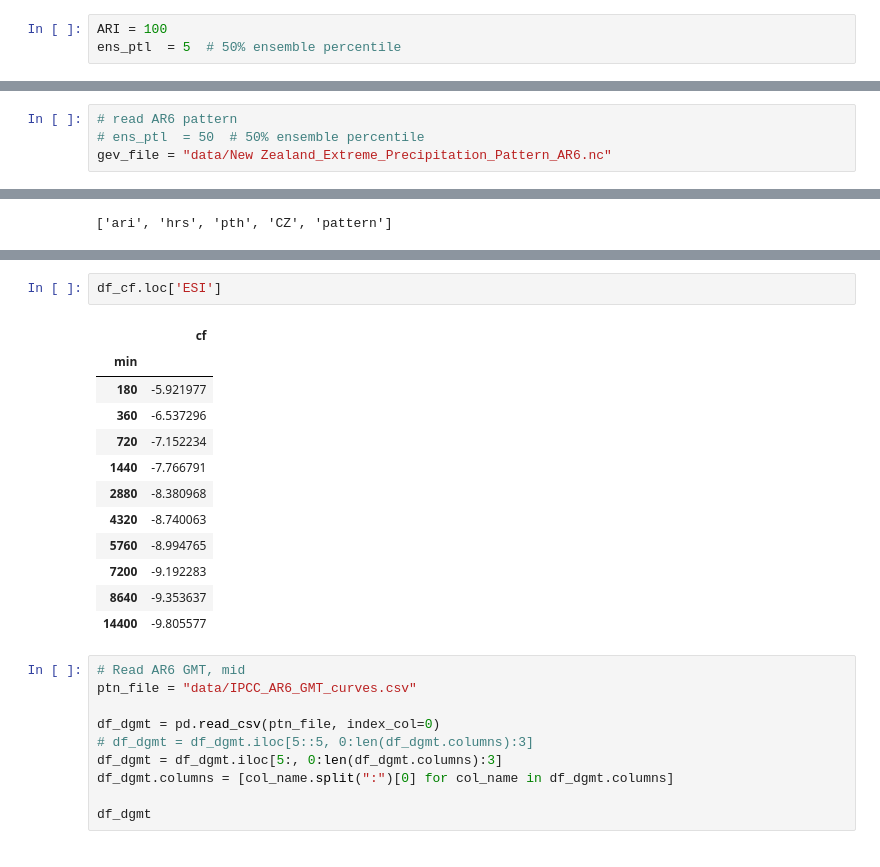
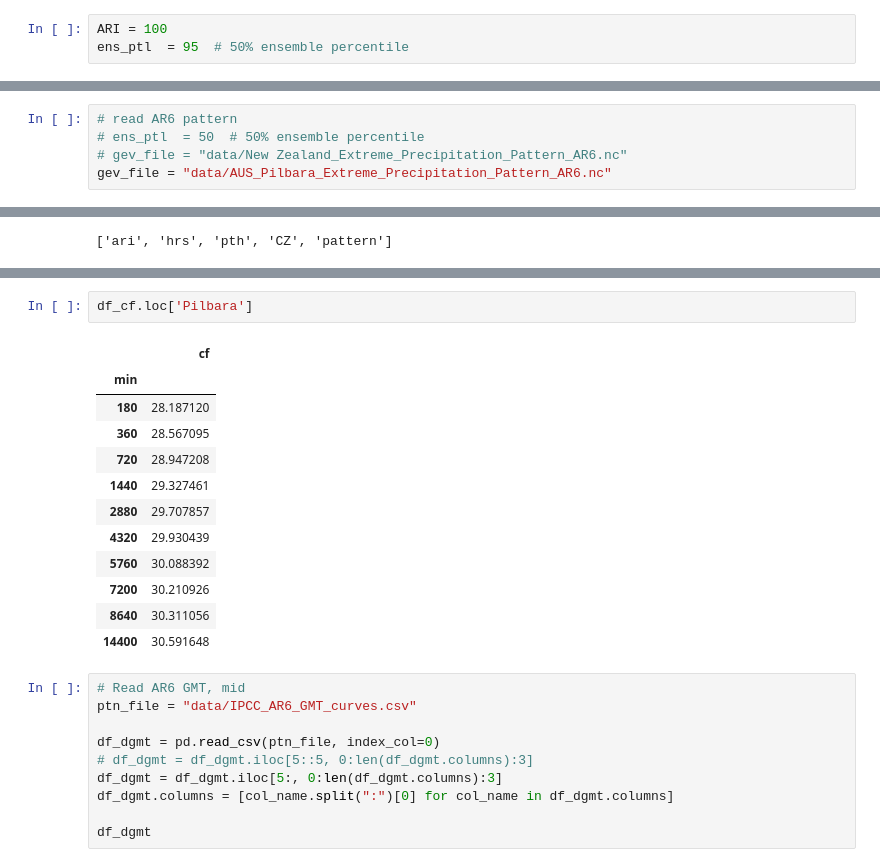
Before and after one commit to louiesun2016/rainfall_DDF, a Jupyter notebook: 03_Cal_future_regional_temporal_curve.ipynb, the cells around one changed output, grey strips where cells are left out. Drawn from its saved outputs; the diff is of its cells as text.

```diff
--- a/03_Cal_future_regional_temporal_curve.ipynb
+++ b/03_Cal_future_regional_temporal_curve.ipynb
@@ -12,6 +12,6 @@ from temporal_curve import temporal_curve_24hr
 from temporal_curve import future_ddfs
 # %%
 ARI = 100
-ens_ptl  = 5  # 50% ensemble percentile
+ens_ptl  = 95  # 50% ensemble percentile
 # %%
 # Get regional polygons
@@ -61,7 +60,8 @@ his_ddfs
 # %%
 # read AR6 pattern
 # ens_ptl  = 50  # 50% ensemble percentile
-gev_file = "data/New Zealand_Extreme_Precipitation_Pattern_AR6.nc"
+# gev_file = "data/New Zealand_Extreme_Precipitation_Pattern_AR6.nc"
+gev_file = "data/AUS_Pilbara_Extreme_Precipitation_Pattern_AR6.nc"
 # %%
 dataset = xr.open_dataset(gev_file)
 variable_names = list(dataset.variables)
@@ -132,18 +126,18 @@ df_cf
 # %%
-df_cf.loc['ESI']
+df_cf.loc['Pilbara']
 # %% [output]
 |  | cf |
 | min |  |
-| 180 | -5.921977 |
-| 360 | -6.537296 |
-| 720 | -7.152234 |
-| 1440 | -7.766791 |
-| 2880 | -8.380968 |
-| 4320 | -8.740063 |
-| 5760 | -8.994765 |
-| 7200 | -9.192283 |
-| 8640 | -9.353637 |
-| 14400 | -9.805577 |
+| 180 | 28.187120 |
+| 360 | 28.567095 |
+| 720 | 28.947208 |
+| 1440 | 29.327461 |
+| 2880 | 29.707857 |
+| 4320 | 29.930439 |
+| 5760 | 30.088392 |
+| 7200 | 30.210926 |
+| 8640 | 30.311056 |
+| 14400 | 30.591648 |
 # %%
 # Read AR6 GMT, mid
 ptn_file = "data/IPCC_AR6_GMT_curves.csv"
```
Also changed, not shown: parts of 10 cells of this notebook.
